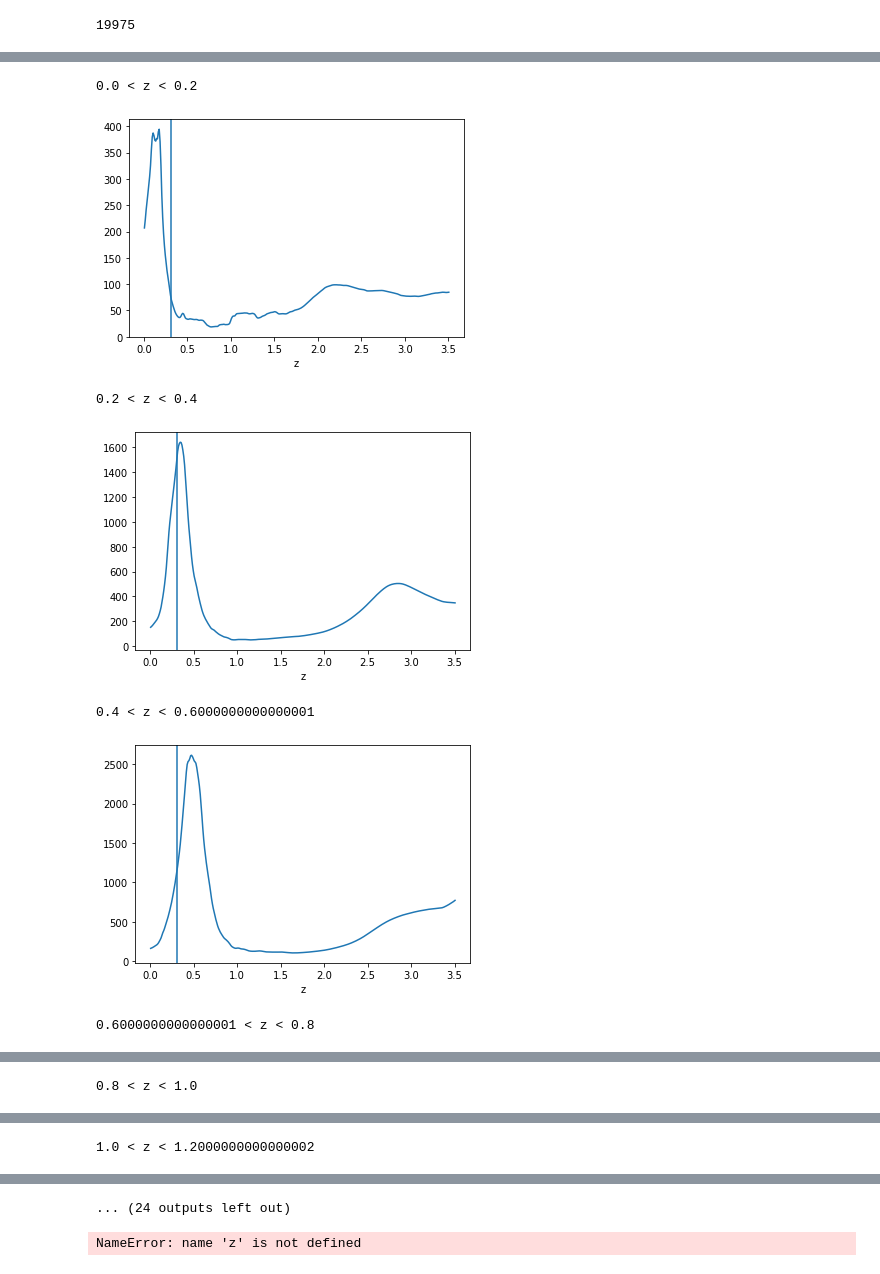
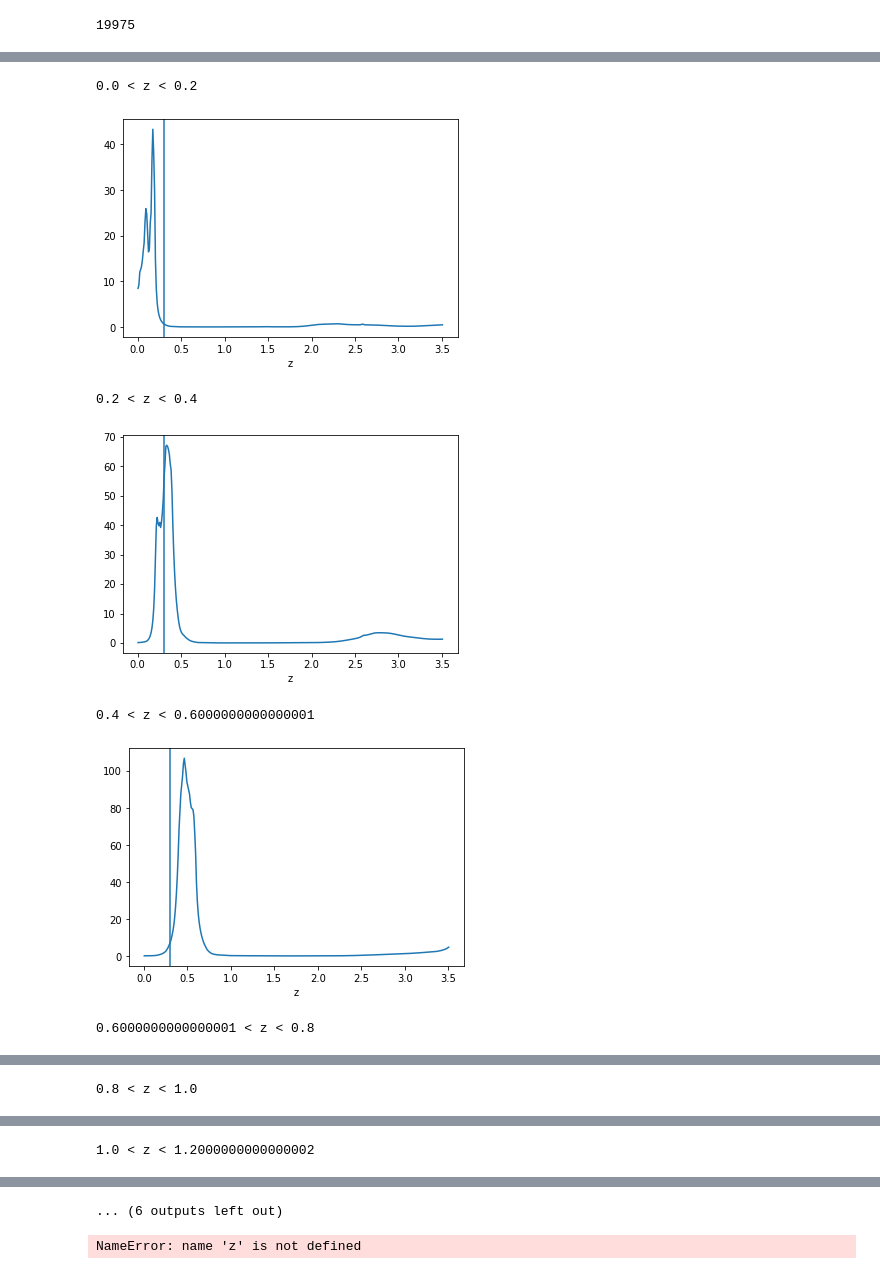
Before and after one commit to rbgdet/CSPZ, a Jupyter notebook: notebooks/ProbsViewer.ipynb, the cells around one changed output, grey strips where cells are left out. Drawn from its saved outputs; the diff is of its cells as text; code cells hidden in the pictures.

```diff
--- a/notebooks/ProbsViewer.ipynb
+++ b/notebooks/ProbsViewer.ipynb
@@ -99,29 +135,34 @@ len(list(probs)[2:])
 # %%
-for i in range(len(zs2d)):
+imax = 22
+icut = data1mags['block1_values'][:,3]<imax
+z1 = data1['Z_ML'][icut]
+ts1 = data1['T_ML'][icut].astype('int')-1
+for i in range(len(zs2d)//2):
     if i<=17:
         zlo, zhi= zs2d[i], zs2d[i+1]
     else: break
-    mask = np.logical_and(data1['Z_ML']>zlo, data1['Z_ML']<zhi)
+    mask = np.logical_and(z1>zlo, z1<zhi)
 
-    IDs = np.array(probs)[2:][mask]
+    IDs = np.array(probs)[2:][icut][mask]
 
-    t_mls = data1['T_ML'][mask].astype('int')-1
+    t_mls = ts1[mask]
     full_pdf = 0
     for i, ID in enumerate(IDs):
         z = probs[ID][0]
-        pdf = probs[ID][2][:,t_mls[i]]
+        var = probs[ID][2][:,t_mls[i]]
+        pdf = var/np.sum(var)
         full_pdf+=pdf
 
     print(f'{zlo} < z < {zhi}')
     plt.xlabel('z')
     plt.plot(z, full_pdf)
     plt.axvline(0.305)
     plt.show()
 # %% [output]
 0.0 < z < 0.2
-[figure, old version]
+[figure, new version]
 0.2 < z < 0.4
-[figure, old version]
+[figure, new version]
 0.4 < z < 0.6000000000000001
-[figure, old version]
+[figure, new version]
 0.6000000000000001 < z < 0.8
@@ -133,4 +174,4 @@ for i in range(len(zs2d)):
-... (24 outputs left out)
+... (6 outputs left out)
 # %%
 x = probs['6852323278']
 # %%
```
Also changed, not shown: parts of 7 cells of this notebook.
